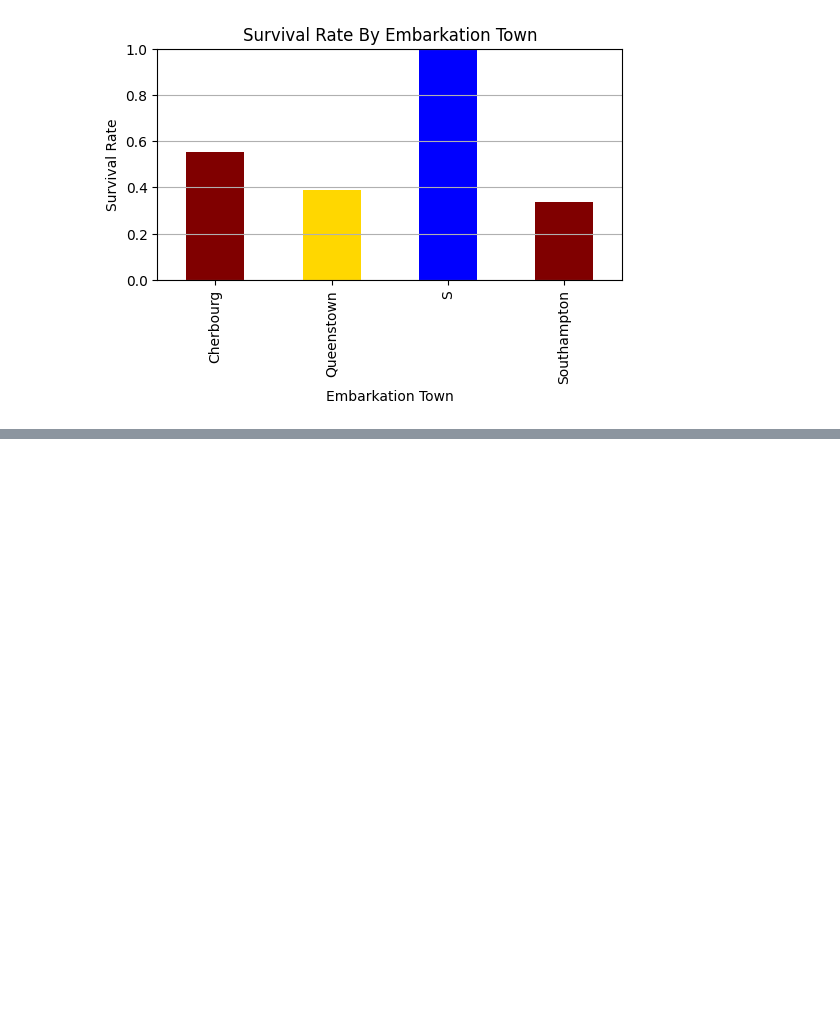
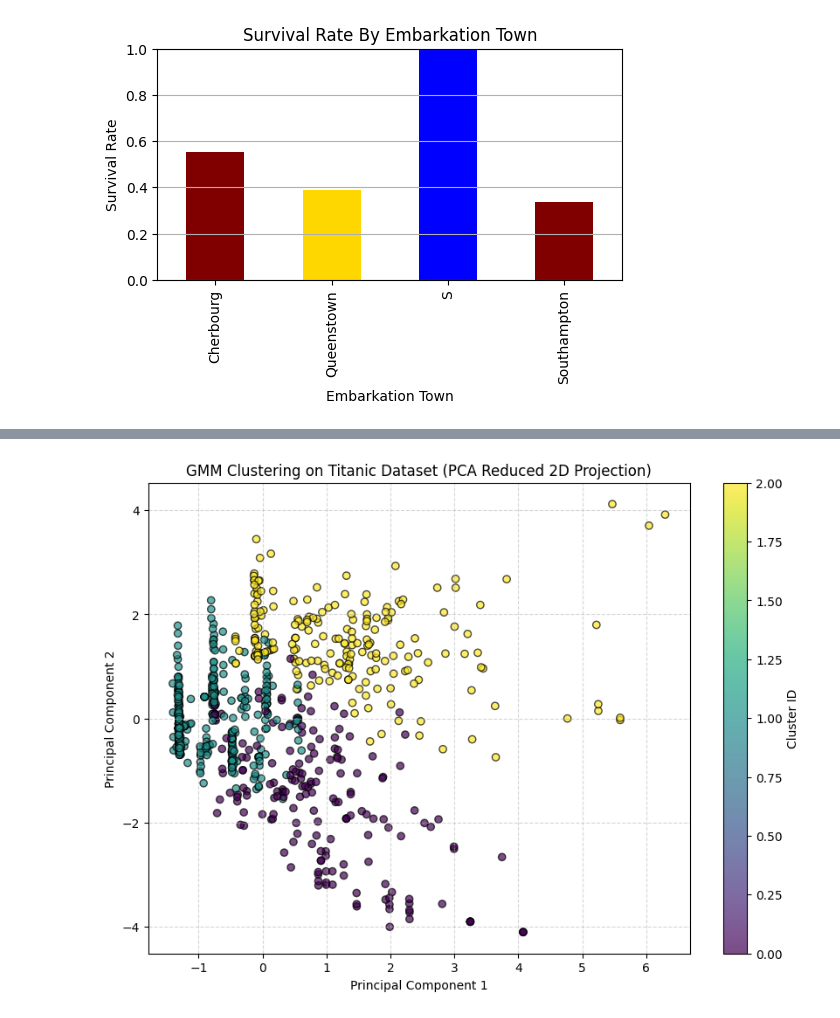
Before and after one commit to Sohaib-Khattak/Huawei-Cloud-Certified-Developer-Associate-HCCDA--AI, a Jupyter notebook: Titanic_Survival_Analysis_Using_Pandas.ipynb, the cells around one changed output, grey strips where cells are left out. Cells and saved outputs as stored; diff of their text form; code cells hidden in the pictures; blank space fills up the shorter version.

```diff
--- a/Titanic_Survival_Analysis_Using_Pandas.ipynb
+++ b/Titanic_Survival_Analysis_Using_Pandas.ipynb
@@ -237,0 +241,37 @@ plt.show()
+# %%
+import numpy as np
+from sklearn.mixture import GaussianMixture
+from sklearn.preprocessing import StandardScaler
+from sklearn.decomposition import PCA
+
+# 1. Select and preprocess features for clustering
+# Map 'sex' to numeric values
+clustering_data = data.copy()
+clustering_data['sex_encoded'] = clustering_data['sex'].map({'male': 0, 'female': 1})
+
+features = ['pclass', 'age', 'fare', 'sibsp', 'parch', 'sex_encoded']
+X = clustering_data[features]
+
+# 2. Scale the features
+scaler = StandardScaler()
+X_scaled = scaler.fit_transform(X)
+
+# 3. Reduce dimensions to 2D using PCA for visualization
+pca = PCA(n_components=2)
+X_pca = pca.fit_transform(X_scaled)
+
+# 4. Fit Gaussian Mixture Model
+gmm = GaussianMixture(n_components=3, random_state=42)
+gmm_labels = gmm.fit_predict(X_scaled)
+
+# 5. Plot the GMM Clusters
+plt.figure(figsize=(10, 7))
+scatter = plt.scatter(X_pca[:, 0], X_pca[:, 1], c=gmm_labels, cmap='viridis', alpha=0.7, edgecolors='k')
+plt.title('GMM Clustering on Titanic Dataset (PCA Reduced 2D Projection)')
+plt.xlabel('Principal Component 1')
+plt.ylabel('Principal Component 2')
+plt.colorbar(scatter, label='Cluster ID')
+plt.grid(True, linestyle='--', alpha=0.5)
+plt.show()
+# %% [output]
+[figure, added]
```
Also changed, not shown: parts of 1 cell of this notebook.
